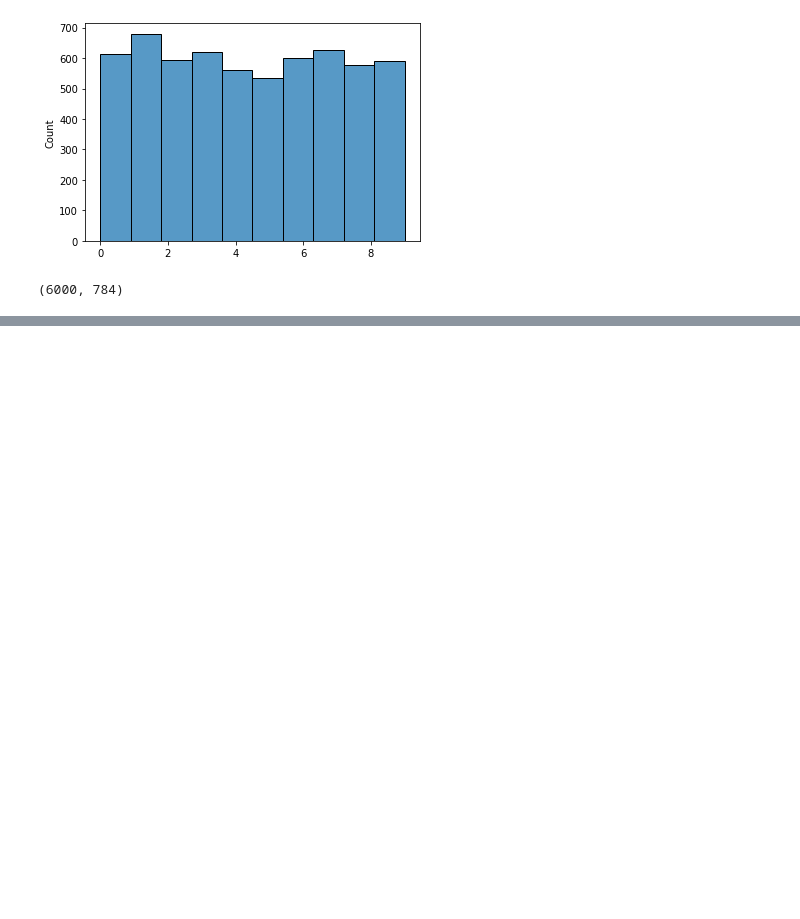
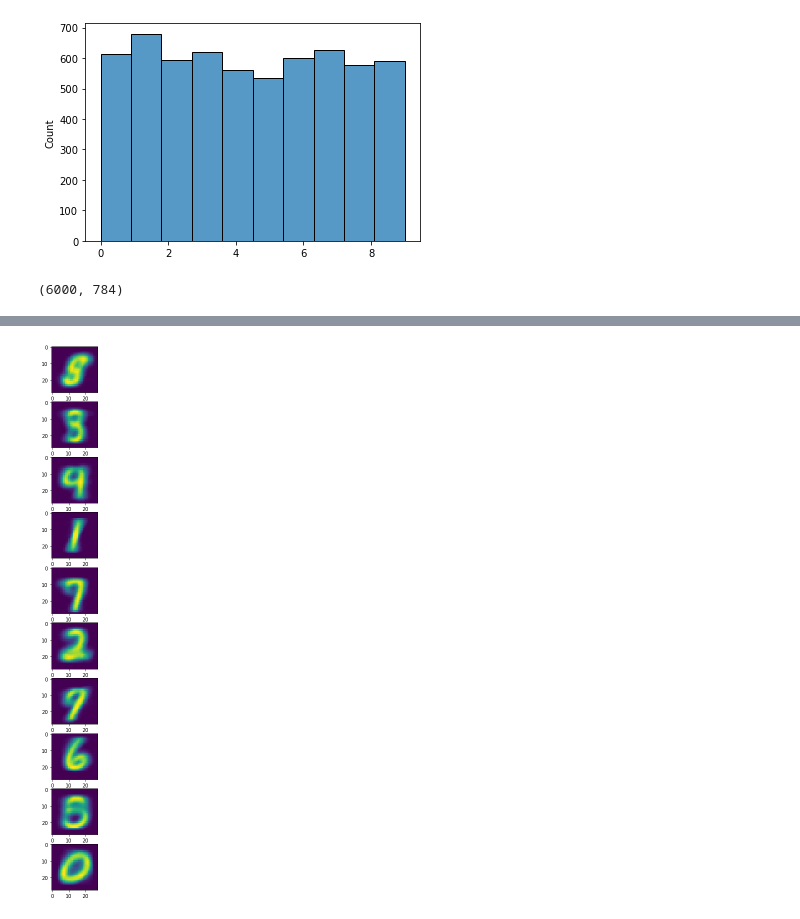
Before and after one commit to JacKira/BayesMethods, a Jupyter notebook: Lab/lab_descr.ipynb, the cells around one changed output, grey strips where cells are left out. Cells and saved outputs as stored; diff of their text form; code cells hidden in the pictures; blank space fills up the shorter version.

```diff
--- a/Lab/lab_descr.ipynb
+++ b/Lab/lab_descr.ipynb
@@ -228,10 +228,10 @@ def compute_vlb(X, pi, mu, gamma):
     thr = 0.45 + (n - 1) / 100 # Номер варианта см. список группы
     X_val = X.copy()
     mu_val = mu.copy()
-    X_val[X > thr] = 1
-    X_val[X < thr] = 0
-    mu_val[mu > thr] = 1
-    mu_val[mu < thr] = 0
+    # X_val[X > thr] = 1
+    # X_val[X < thr] = 0
+    # mu_val[mu > thr] = 1
+    # mu_val[mu < thr] = 0
     for c in range(C):
         for i in range(D):
             loss = X_val[i] @ np.log(mu_val[c] + eps) + (1 - X_val[i]) @ np.log(1 - eps + mu_val[c])
@@ -266,8 +266,8 @@ def rand_mu(X, C, N):
 
 
 
-def evaluate_EM(X, mu, pi):
-    gamma = E_step(X, pi, mu)
+def evaluate_EM(X, mu, pi, gamma):
+    #gamma = E_step(X, pi, mu)
     return compute_vlb(X, pi, mu, gamma)
 
 
@@ -281,7 +281,7 @@ def train_EM(X, C=10, rtol=1e-3, max_iter=10, restarts=10):
     C: int, number of clusters
     '''
 
-    X_train, _, X_test, _ = train_test_split(X, X)
+    X_train, X_test, _, _ = train_test_split(X, X)
 
     N = X.shape[0] # number of objects
     d = X.shape[1] # dimension of each object
@@ -315,7 +315,7 @@ def train_EM(X, C=10, rtol=1e-3, max_iter=10, restarts=10):
             loss = compute_vlb(X, pi, mu, gamma)
             print(f'Loss {loss:.2f}\n')
             train_losses.append(loss)
-            test_losses.append(evaluate_EM(X_test, mu, pi))
+            test_losses.append(evaluate_EM(X_test, mu, pi, gamma))
             pi0 = pi
             mu0 = mu
             if loss_prev != None:
@@ -381,4 +381,4 @@ X_train_var.reshape(-1, 28*28).shape
 (6000, 784)
 # %%
 %%time
-losses, pi, mu = train_EM(X_train_var.reshape(-1, 28*28), restarts= 100, max_iter = 100, rtol = 1e-6)
+losses, pi, mu = train_EM(X_train_var.reshape(-1, 28*28), restarts = 10)#, restarts= 100, max_iter = 100, rtol = 1e-6)
@@ -385,9 +403,11 @@ losses, pi, mu = train_EM(X_train_var.reshape(-1, 28*28), restarts= 100, max_ite
 # %%
-mu[mu > thr] = 1
-mu[mu < thr] = 0
+# mu[mu > thr] = 1
+# mu[mu < thr] = 0
 fig, ax = plt.subplots(len(mu), 1, figsize = (len(mu) * 20, 20))
 for i, v in enumerate(mu):
     ax[i].imshow(v.reshape(28, 28))
+# %% [output]
+[figure, added]
 # %%
 X_test = X_train[1]
 plt.imshow(X_test)
```
Also changed, not shown: parts of 7 cells of this notebook.
